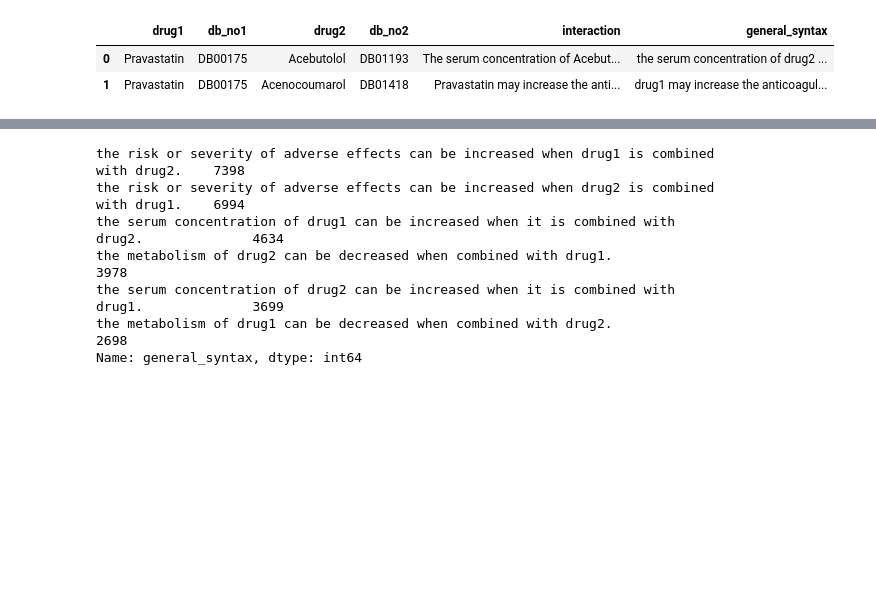
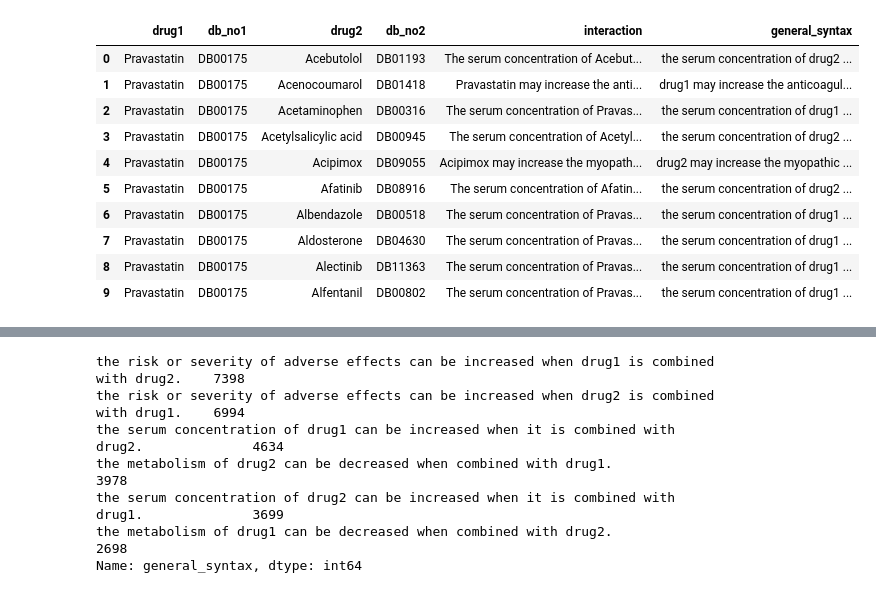
Before and after one commit to mdrazak2001/AdverseDrugReactions, a Jupyter notebook: processing.ipynb, the cells around one changed output, grey strips where cells are left out. Drawn from its saved outputs; the diff is of its cells as text; code cells hidden in the pictures; blank space fills up the shorter version.

```diff
--- a/processing.ipynb
+++ b/processing.ipynb
@@ -5,9 +6,17 @@ import numpy as np
 # Dataset
 ddi_dbank_df = pd.read_csv('https://raw.githubusercontent.com/dbmi-pitt/public-PDDI-analysis/master/PDDI-Datasets/DrugBank/drugbank5-interactions-NLM-R01-drugs.tsv', sep='\t', header=0, names=['drug1','db_no1', 'drug2', 'db_no2', 'interaction', 'general_syntax'])
 # %%
-ddi_dbank_df.head(2)
+ddi_dbank_df.head(10)
 # %% [output]
 |  | drug1 | db_no1 | drug2 | db_no2 | interaction | general_syntax |
 | 0 | Pravastatin | DB00175 | Acebutolol | DB01193 | The serum concentration of Acebut... | the serum concentration of drug2 ... |
 | 1 | Pravastatin | DB00175 | Acenocoumarol | DB01418 | Pravastatin may increase the anti... | drug1 may increase the anticoagul... |
+| 2 | Pravastatin | DB00175 | Acetaminophen | DB00316 | The serum concentration of Pravas... | the serum concentration of drug1 ... |
+| 3 | Pravastatin | DB00175 | Acetylsalicylic acid | DB00945 | The serum concentration of Acetyl... | the serum concentration of drug2 ... |
+| 4 | Pravastatin | DB00175 | Acipimox | DB09055 | Acipimox may increase the myopath... | drug2 may increase the myopathic ... |
+| 5 | Pravastatin | DB00175 | Afatinib | DB08916 | The serum concentration of Afatin... | the serum concentration of drug2 ... |
+| 6 | Pravastatin | DB00175 | Albendazole | DB00518 | The serum concentration of Pravas... | the serum concentration of drug1 ... |
+| 7 | Pravastatin | DB00175 | Aldosterone | DB04630 | The serum concentration of Pravas... | the serum concentration of drug1 ... |
+| 8 | Pravastatin | DB00175 | Alectinib | DB11363 | The serum concentration of Pravas... | the serum concentration of drug1 ... |
+| 9 | Pravastatin | DB00175 | Alfentanil | DB00802 | The serum concentration of Pravas... | the serum concentration of drug1 ... |
 # %%
```
Also changed, not shown: parts of 12 cells of this notebook, 5 other files.
